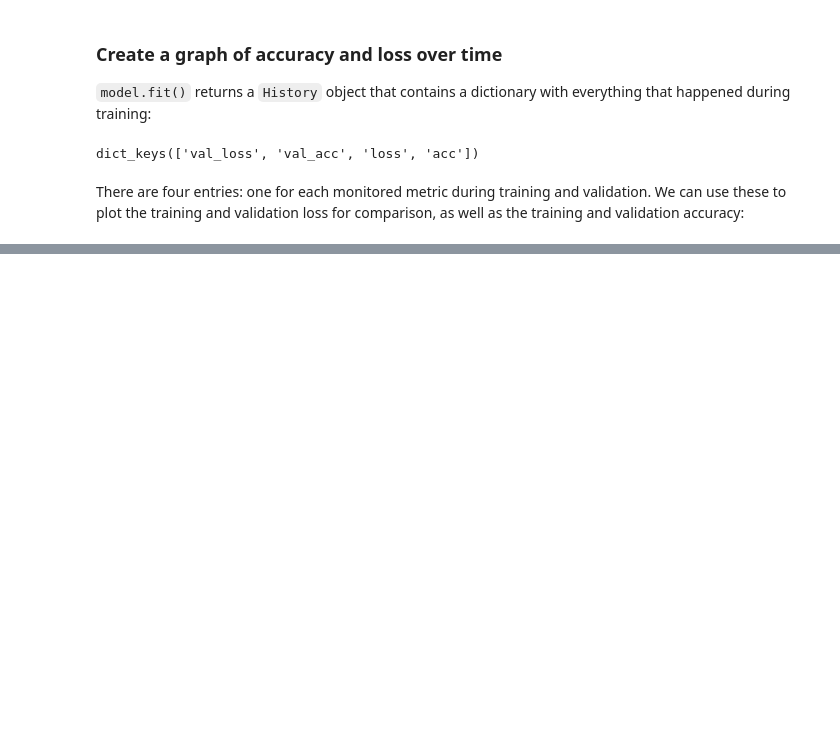
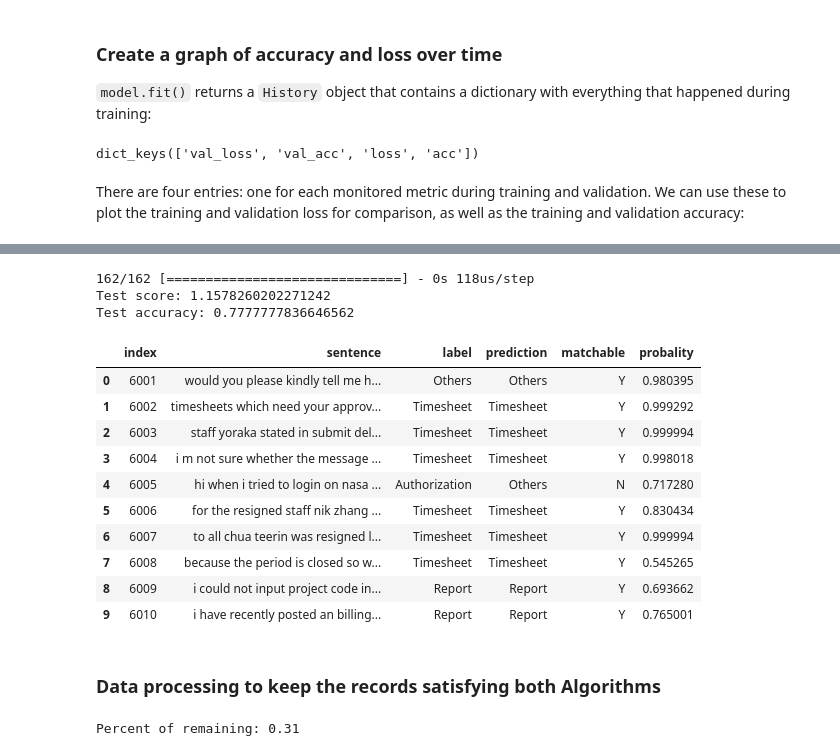
Before and after one commit to Jimmyshiai/deeplearning, a Jupyter notebook: 04_BERT/BERT_email_classification.ipynb, the cells around one changed output, grey strips where cells are left out. Saved outputs shown, nothing was run; the diff lists cells and outputs as text; code cells hidden in the pictures; blank space fills up the shorter version.

```diff
--- a/04_BERT/BERT_email_classification.ipynb
+++ b/04_BERT/BERT_email_classification.ipynb
@@ -223,15 +279,15 @@ layers=10
 # %%
 # Build the model
 model = Sequential()
-model.add(Dense(768, input_shape=(max_words,)))
+model.add(Dense(hidden_size, input_shape=(max_words,)))
 model.add(Activation('relu'))
-model.add(Dropout(0.8))
-"""
+model.add(Dropout(dropout))
+
 for i in range(layers):
-    model.add(Dense(768))
+    model.add(Dense(hidden_size))
     model.add(Activation('relu'))
-    model.add(Dropout(0.8))
-"""
+    model.add(Dropout(dropout))
+
 model.add(Dense(num_classes))
 model.add(Activation('softmax'))
 # %% [markdown]
@@ -360,10 +404,0 @@ For this particular case, we could prevent overfitting by simply stopping the tr
-# %%
-# Here's how to generate a prediction on individual examples
-text_labels = encoder.classes_
-
-for i in range(10):
-    prediction = model.predict(np.array([x_test_o[i]]))
-    predicted_label = text_labels[np.argmax(prediction)]
-    print(test_narrative.iloc[i][:50], "...")
-    print('Actual label:' + test_product.iloc[i])
-    print("Predicted label: " + predicted_label + "\n")
@@ -410,0 +405,10 @@ Bot: Timesheet Probality: 0.6140563
+# %%
+# Evaluate the accuracy of our trained model
+score = model.evaluate(x_test, y_test,
+                       batch_size=batch_size, verbose=1)
+print('Test score:', score[0])
+print('Test accuracy:', score[1])
+# %% [output]
+162/162 [==============================] - 0s 118us/step
+Test score: 1.1578260202271242
+Test accuracy: 0.7777777836646562
@@ -410,0 +420,36 @@ Bot: Timesheet Probality: 0.6140563
+# %%
+# Produce the result of test into one tsv file for the further analysis
+y_pred=encoder.classes_[np.argmax(model.predict(x_test,batch_size=batch_size),axis=1)]
+y_prob=np.max(model.predict(x_test,batch_size=batch_size),axis=1)
+test_result=pd.DataFrame(columns=['index','sentence','label','prediction','matchable','probality'])
+
+with open('test_results.tsv', 'w', newline='') as f_output:
+    tsv_output = csv.writer(f_output, delimiter='\t')
+    for i in range(test_narrative.shape[0]+1):
+        if i==0:
+            tsv_output.writerow(test_result.columns)
+        else:
+            if test_product.iloc[i-1]==y_pred[i-1]:
+                matchable='Y'
+            else:
+                matchable='N'
+            tsv_output.writerow([str(6000+i),test_narrative.iloc[i-1],
+                                 test_product.iloc[i-1],y_pred[i-1],matchable,y_prob[i-1]])
+            test_result.loc[i-1]=[str(6000+i),test_narrative.iloc[i-1],
+                                 test_product.iloc[i-1],y_pred[i-1],matchable,y_prob[i-1]]
+# %%
+test_result.head(10)
+# %% [output]
+|  | index | sentence | label | prediction | matchable | probality |
+| 0 | 6001 | would you please kindly tell me h... | Others | Others | Y | 0.980395 |
+| 1 | 6002 | timesheets which need your approv... | Timesheet | Timesheet | Y | 0.999292 |
+| 2 | 6003 | staff yoraka stated in submit del... | Timesheet | Timesheet | Y | 0.999994 |
+| 3 | 6004 | i m not sure whether the message ... | Timesheet | Timesheet | Y | 0.998018 |
+| 4 | 6005 | hi when i tried to login on nasa ... | Authorization | Others | N | 0.717280 |
+| 5 | 6006 | for the resigned staff nik zhang ... | Timesheet | Timesheet | Y | 0.830434 |
+| 6 | 6007 | to all chua teerin was resigned l... | Timesheet | Timesheet | Y | 0.999994 |
+| 7 | 6008 | because the period is closed so w... | Timesheet | Timesheet | Y | 0.545265 |
+| 8 | 6009 | i could not input project code in... | Report | Report | Y | 0.693662 |
+| 9 | 6010 | i have recently posted an billing... | Report | Report | Y | 0.765001 |
+# %% [markdown]
+### Data processing to keep the records satisfying both Algorithms
@@ -410,0 +476,4 @@ Bot: Timesheet Probality: 0.6140563
+# %%
+print('Percent of remaining:', round(test_result_merg.shape[0]/total_test_records,2))
+# %% [output]
+Percent of remaining: 0.31
```
Also changed, not shown: parts of 35 cells of this notebook, 17 other files.
